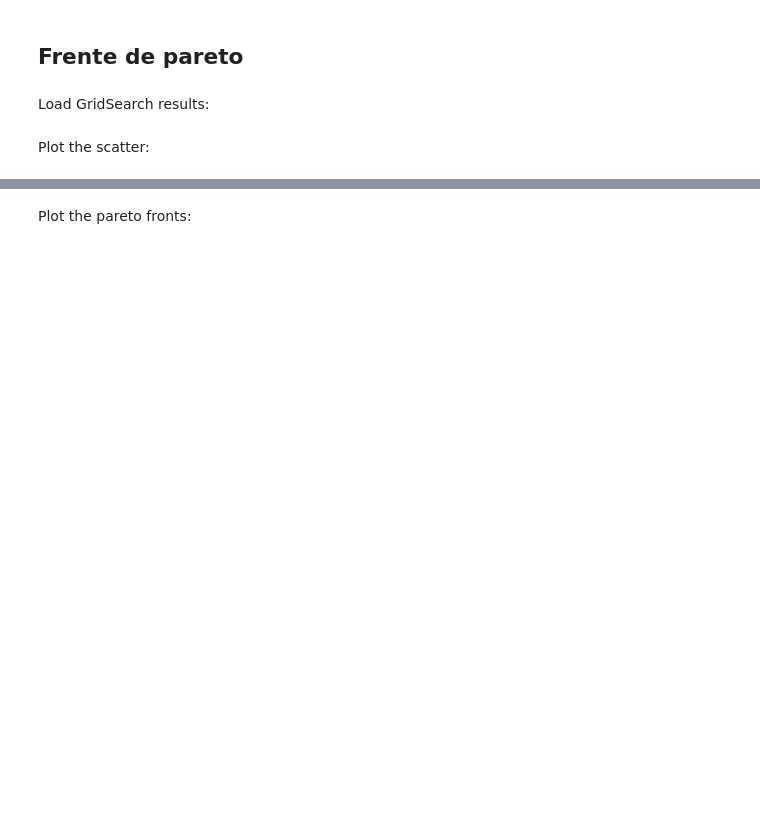
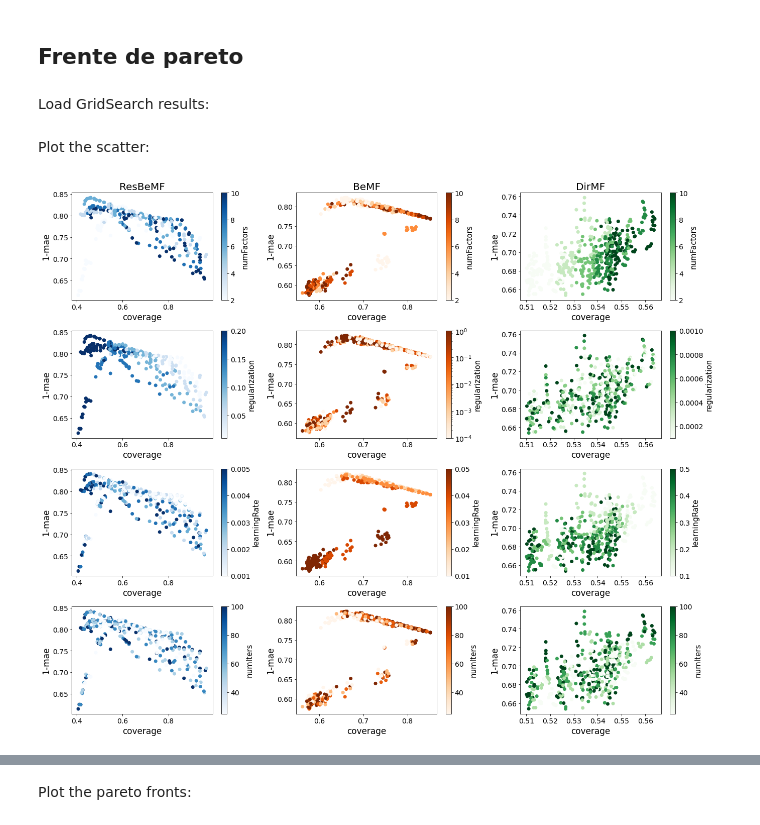
Before and after one commit to KNODIS-Research-Group/resbemf, a Jupyter notebook: figs generator.ipynb, the cells around one changed output, grey strips where cells are left out. Drawn from its saved outputs; the diff is of its cells as text; code cells hidden in the pictures; blank space fills up the shorter version.

```diff
--- a/figs generator.ipynb
+++ b/figs generator.ipynb
@@ -14,18 +16,24 @@ import scipy.stats as st
 Load GridSearch results:
 # %%
 dfs = {}
-for dataset in ['ml100k', 'ml1m', 'ft', 'anime']:
+for dataset in ['ml100k', 'ml1m', 'ml10m', 'ft', 'anime']:
     df = {}
-    for m in ['ResBeMF', 'BeMF', 'DirMF', 'PMF', 'MLP']:
+    for m in ['ResBeMF', 'BeMF', 'DirMF', 'PMF', 'BiasedMF', 'MLP']:
         aux = pd.read_csv('results/gridsearch/' + dataset + '/' + m.lower() +'.csv')
-        aux = aux[aux['cummulativemae_avg'] >= 0.05]
-        aux = aux[aux['cummulativecoverage_avg'] >= 0.05]
+        #aux = aux[aux['cummulativemae_avg'] >= 0.05]
+        aux = aux[aux['cummulativecoverage_fold_0'] >= 0.02]
+        aux = aux[aux['cummulativecoverage_fold_1'] >= 0.02]
+        aux = aux[aux['cummulativecoverage_fold_2'] >= 0.02]
+        aux = aux[aux['cummulativecoverage_fold_3'] >= 0.02]
+        aux = aux[aux['cummulativecoverage_fold_4'] >= 0.02]
         df[m] = aux
     dfs[dataset] = df
 # %% [markdown]
 Plot the scatter:
 # %%
-def plot_hypeparameters(df):
+def plot_hypeparameters(dfs, dataset):
+    df = dfs[dataset]
+
     params = ['numFactors', 'regularization', 'learningRate', 'numIters']
     methods = ['ResBeMF', 'BeMF', 'DirMF']
     cmaps = ['Blues', 'Oranges', 'Greens']
@@ -58,5 +66,7 @@ def plot_hypeparameters(df):
 
     plt.savefig('./figs/' + dataset + '-hyperparameters.png', dpi=300, bbox_inches='tight')
 # %%
-plot_hypeparameters(dfs['ml100k'])
+plot_hypeparameters(dfs, 'ml100k')
+# %% [output]
+[figure, added]
 # %%
```
Also changed, not shown: parts of 8 cells of this notebook, 58 other files.
